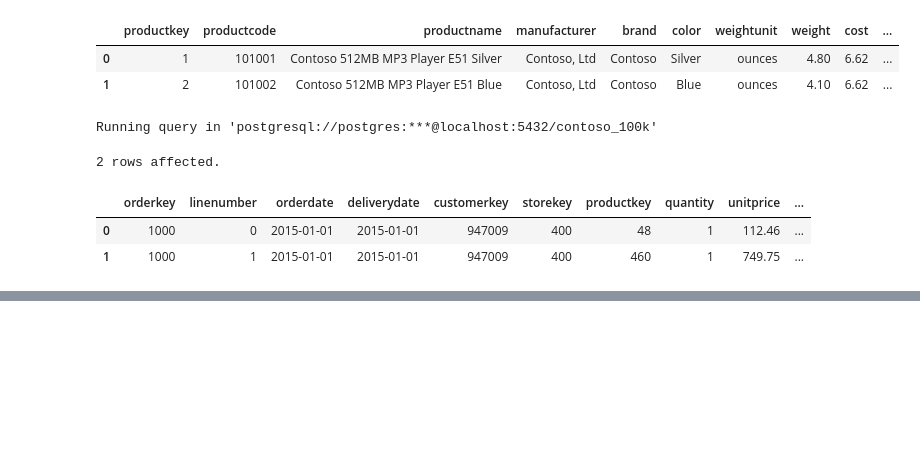
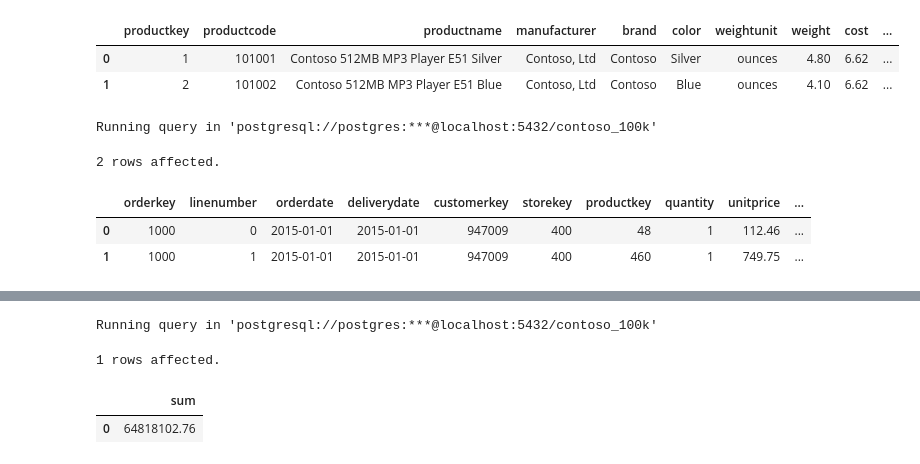
Before and after one commit to NajmulGit/VS_Code_SQL, a Jupyter notebook: Resources/Blank_SQL_Notebook.ipynb, the cells around one changed output, grey strips where cells are left out. Drawn from its saved outputs; the diff is of its cells as text; code cells hidden in the pictures; blank space fills up the shorter version.

```diff
--- a/Resources/Blank_SQL_Notebook.ipynb
+++ b/Resources/Blank_SQL_Notebook.ipynb
@@ -183,0 +198,10 @@ Running query in 'postgresql://postgres:***@localhost:5432/contoso_100k'
+# %%
+%%sql
+select
+  SUM(netprice)
+from sales
+# %% [output]
+Running query in 'postgresql://postgres:***@localhost:5432/contoso_100k'
+1 rows affected.
+|  | sum |
+| 0 | 64818102.76 |
```
Also changed, not shown: parts of 2 cells of this notebook.
